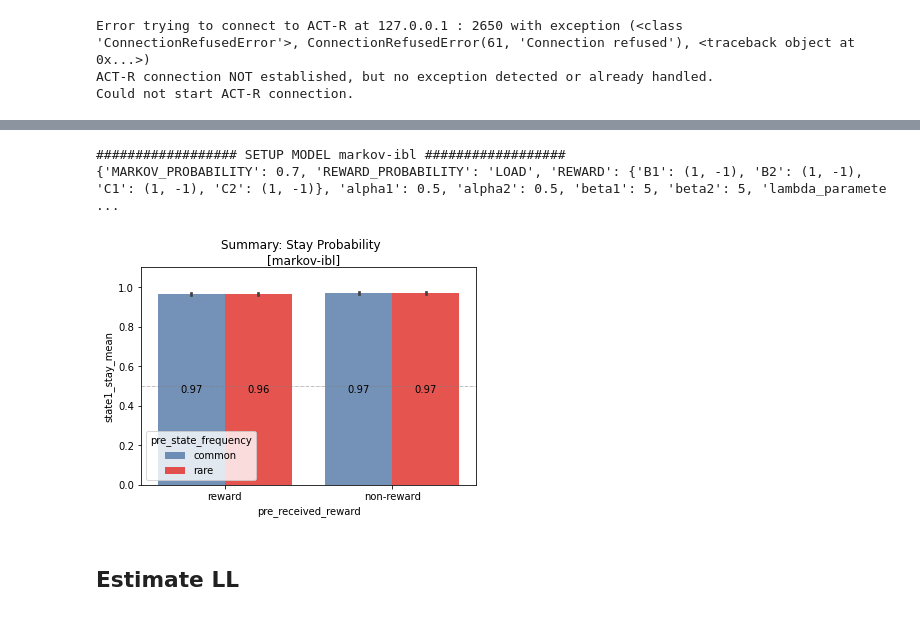
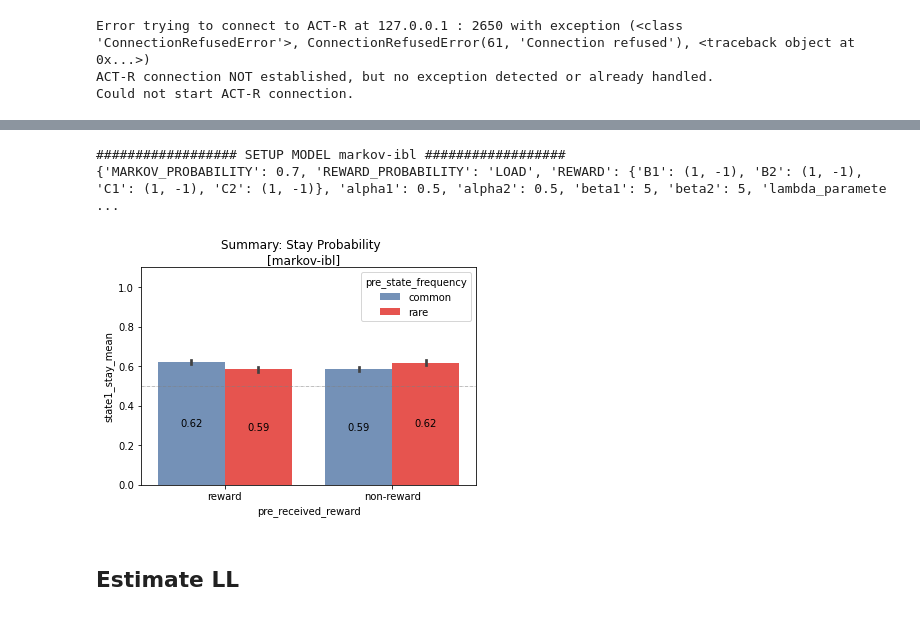
Before and after one commit to yangyuxue2333/ACTR-MarkovTask, a Jupyter notebook: analysis/test_pyactup.ipynb, the cells around one changed output, grey strips where cells are left out. Drawn from its saved outputs; the diff is of its cells as text; code cells hidden in the pictures.

```diff
--- a/analysis/test_pyactup.ipynb
+++ b/analysis/test_pyactup.ipynb
@@ -55,17 +45,17 @@ m.run_experiment(n=40)
 # %%
 # pprint.pprint(m.memory.activation_history) #dm
 # %%
-df = MarkovSimulation.run_simulations(model=model_name, e=50, verbose=True, \
+df = MarkovSimulation.run_simulations(model=model_name, e=100, verbose=True, \
                                       **params, \
                                       alpha1=.5, alpha2=.5, \
                                       beta1=5, beta2=5, \
-                                      p_parameter=0, lambda_parameter=.5, w_parameter=.5,
-                                      noise=.25, decay=.8)
+                                      p_parameter=0, lambda_parameter=.5, w_parameter=0,
+                                      noise=.2, decay=.2)
 Plot.plot_response_switch(df, model_name=model_name, dep_var_suffix="_mean")
 # %% [output]
 ################## SETUP MODEL markov-ibl ##################
 {'MARKOV_PROBABILITY': 0.7, 'REWARD_PROBABILITY': 'LOAD', 'REWARD': {'B1': (1, -1), 'B2': (1, -1), 'C1': (1, -1), 'C2': (1, -1)}, 'alpha1': 0.5, 'alpha2': 0.5, 'beta1': 5, 'beta2': 5, 'lambda_paramete ...
-[figure, old version]
+[figure, new version]
 # %% [markdown]
 ## Estimate LL
 # %%
```
Also changed, not shown: parts of 1 cell of this notebook, 3 other files.
